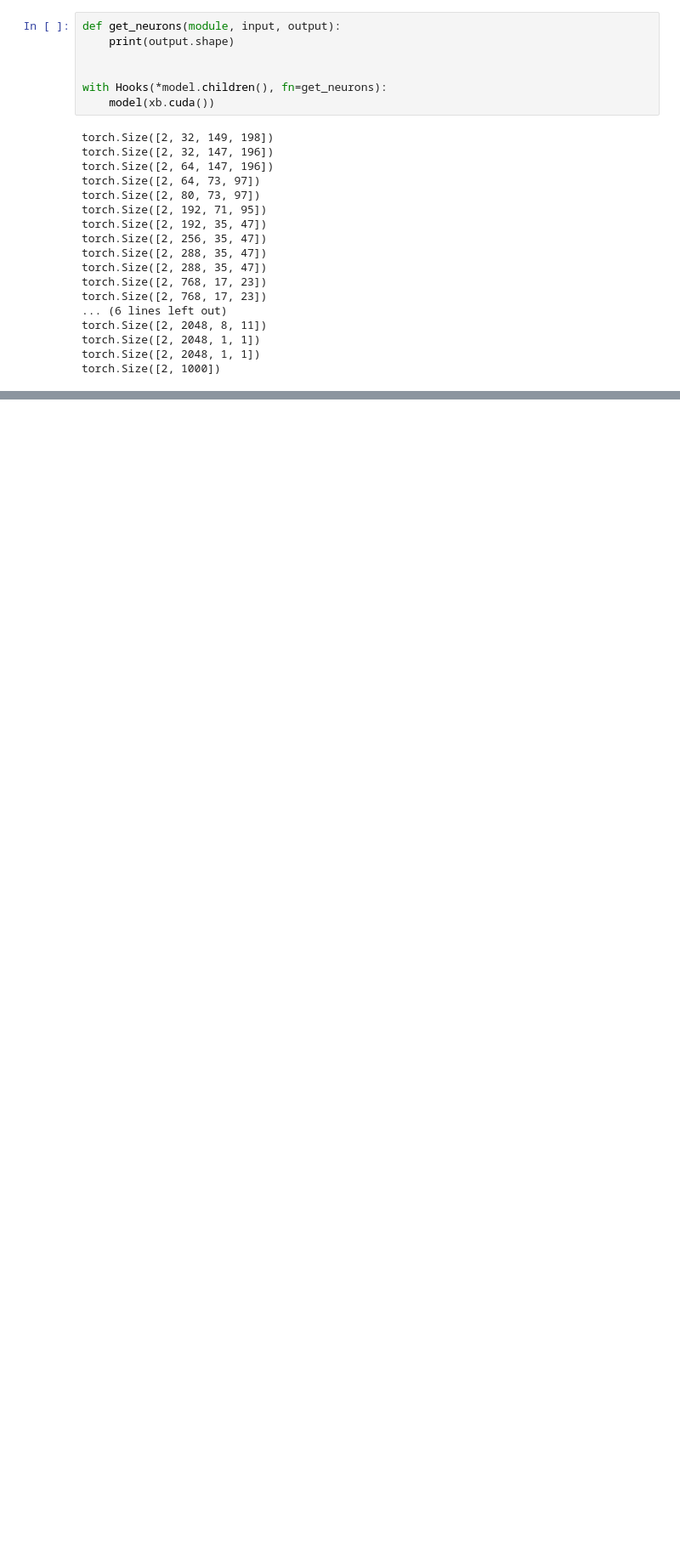
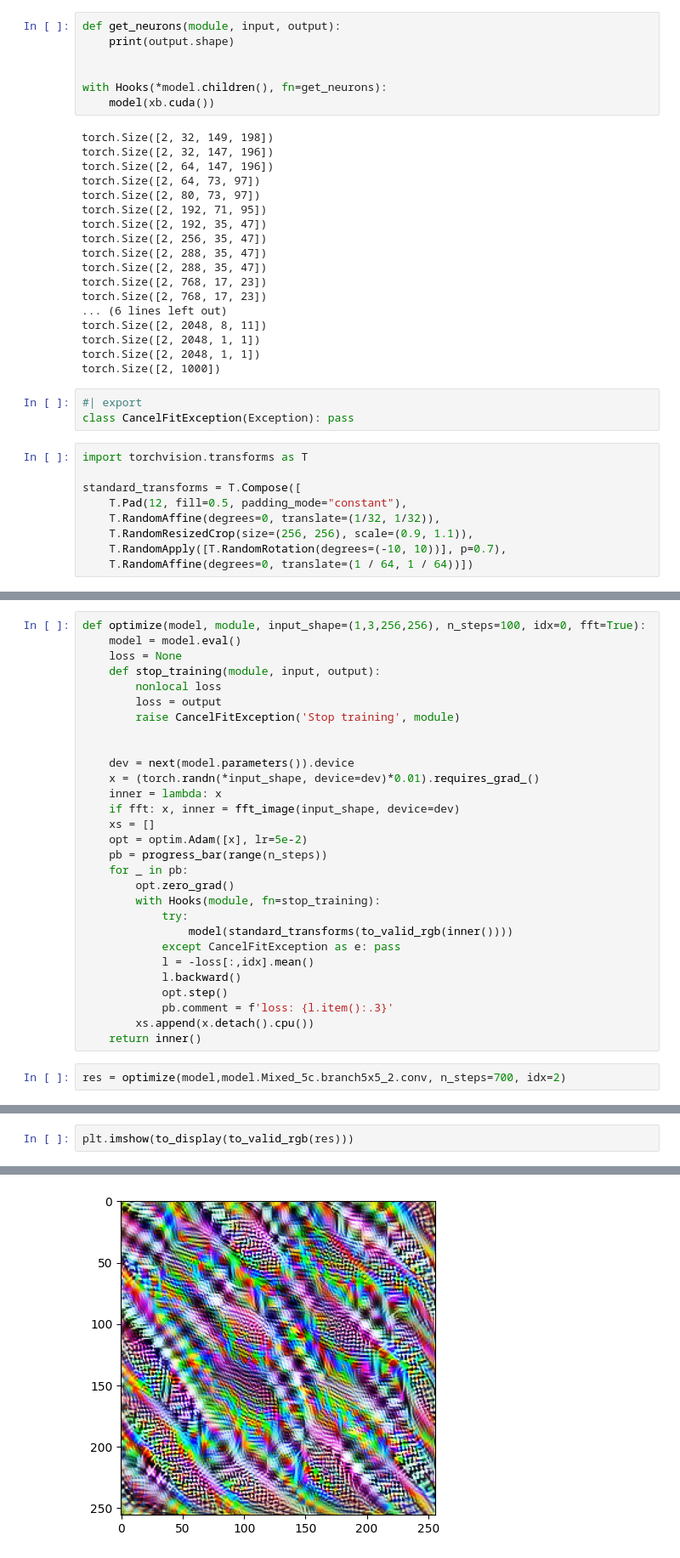
Before and after one commit to ssslakter/translucid, a Jupyter notebook: nbs/opt.ipynb, the cells around one changed output, grey strips where cells are left out. Shown at 85% size. Drawn from its saved outputs; the diff is of its cells as text; blank space fills up the shorter version.

Commit message:
upd optimizer

```diff
--- a/nbs/opt.ipynb
+++ b/nbs/opt.ipynb
@@ -73,3 +74,15 @@ torch.Size([2, 2048, 8, 11])
 torch.Size([2, 2048, 1, 1])
 torch.Size([2, 2048, 1, 1])
 torch.Size([2, 1000])
+# %%
+#| export
+class CancelFitException(Exception): pass
+# %%
+import torchvision.transforms as T
+
+standard_transforms = T.Compose([
+    T.Pad(12, fill=0.5, padding_mode="constant"),
+    T.RandomAffine(degrees=0, translate=(1/32, 1/32)),
+    T.RandomResizedCrop(size=(256, 256), scale=(0.9, 1.1)),
+    T.RandomApply([T.RandomRotation(degrees=(-10, 10))], p=0.7),
+    T.RandomAffine(degrees=0, translate=(1 / 64, 1 / 64))])
@@ -75,0 +146,31 @@ torch.Size([2, 1000])
+# %%
+def optimize(model, module, input_shape=(1,3,256,256), n_steps=100, idx=0, fft=True):
+    model = model.eval()
+    loss = None
+    def stop_training(module, input, output):
+        nonlocal loss
+        loss = output
+        raise CancelFitException('Stop training', module)
+
+
+    dev = next(model.parameters()).device
+    x = (torch.randn(*input_shape, device=dev)*0.01).requires_grad_()
+    inner = lambda: x
+    if fft: x, inner = fft_image(input_shape, device=dev)
+    xs = []
+    opt = optim.Adam([x], lr=5e-2)
+    pb = progress_bar(range(n_steps))
+    for _ in pb:
+        opt.zero_grad()
+        with Hooks(module, fn=stop_training):
+            try:
+                model(standard_transforms(to_valid_rgb(inner())))
+            except CancelFitException as e: pass
+            l = -loss[:,idx].mean()
+            l.backward()
+            opt.step()
+            pb.comment = f'loss: {l.item():.3}'
+        xs.append(x.detach().cpu())
+    return inner()
+# %%
+res = optimize(model,model.Mixed_5c.branch5x5_2.conv, n_steps=700, idx=2)
@@ -75,0 +179,3 @@ torch.Size([2, 1000])
+# %%
+plt.imshow(to_display(to_valid_rgb(res)))
+# %% [output]
@@ -75,0 +183 @@ torch.Size([2, 1000])
+[figure, added]
```
Also changed, not shown: parts of 5 cells of this notebook, 5 other files.
